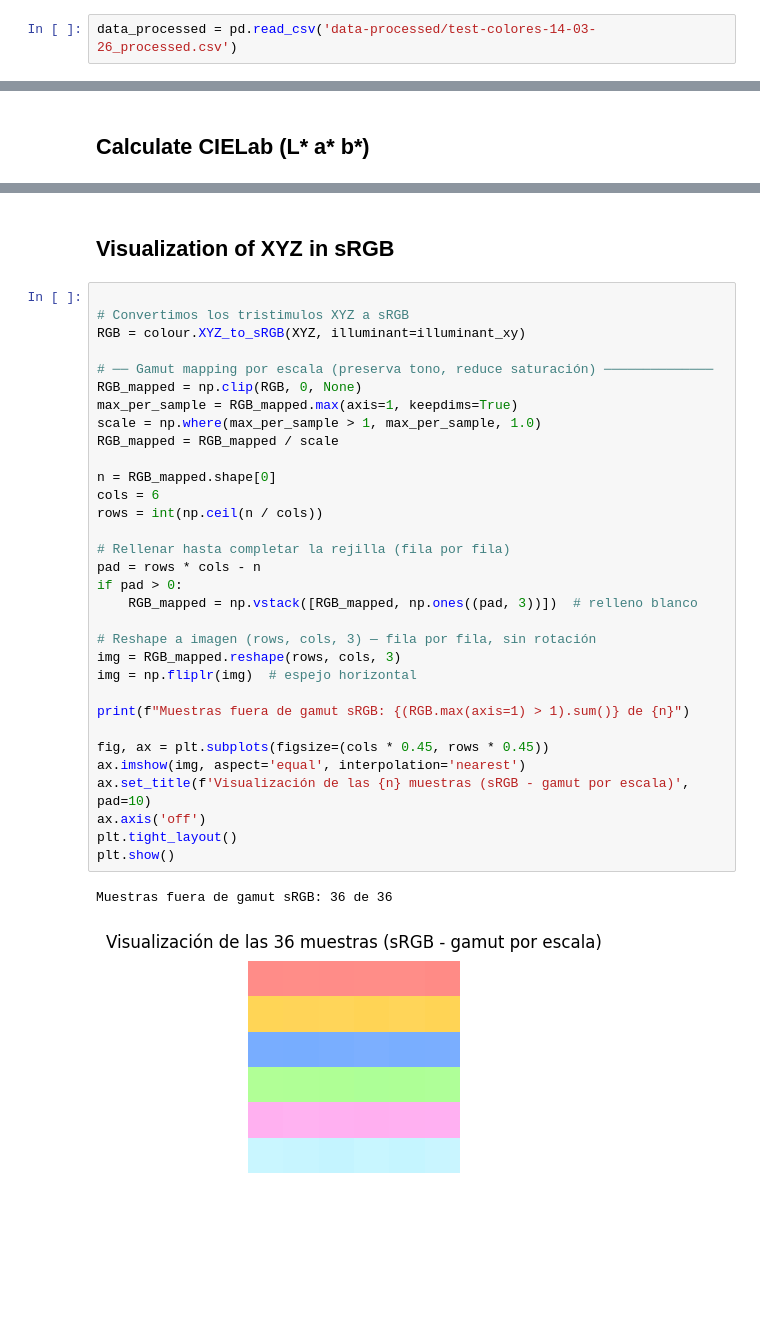
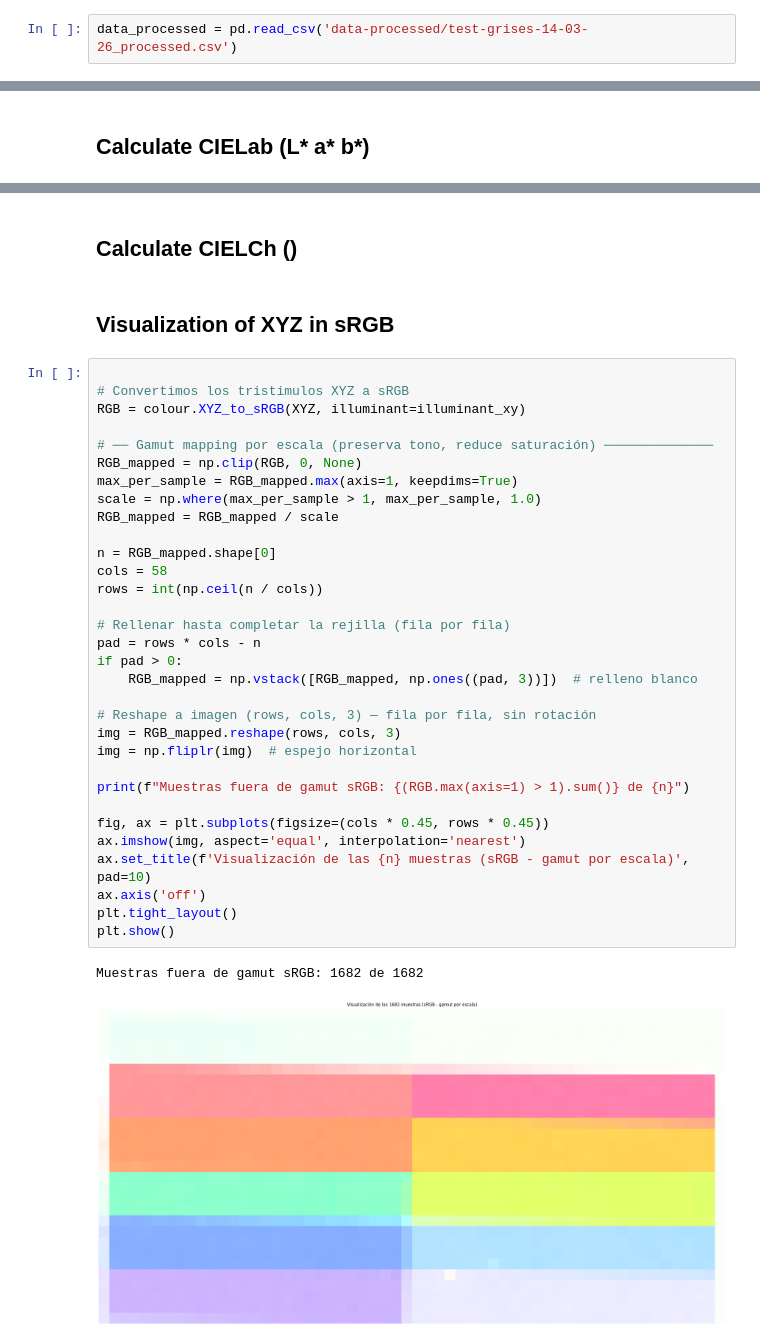
Before and after one commit to RonaldCeballos/Colour-Science-XYZ, a Jupyter notebook: color_proccesing.ipynb, the cells around one changed output, grey strips where cells are left out. Saved outputs shown, nothing was run; the diff lists cells and outputs as text; blank space fills up the shorter version.

Commit message:
Update .gitignore and add processed results

```diff
--- a/color_proccesing.ipynb
+++ b/color_proccesing.ipynb
@@ -122,5 +137,5 @@ NameError: name 'wavelength_col' is not defined
 # %%
-data_processed = pd.read_csv('data-processed/test-colores-14-03-26_processed.csv')
+data_processed = pd.read_csv('data-processed/test-grises-14-03-26_processed.csv')
 # %% [markdown]
 ### Set negative reflectance values to zero and normalize
 # %%
@@ -228,3 +243,5 @@ Valores (L, a, b):
+# %% [markdown]
+## Calculate CIELCh ()
 # %% [markdown]
 ## Visualization of XYZ in sRGB
 # %%
@@ -232,33 +249,33 @@ Valores (L, a, b):
 # Convertimos los tristimulos XYZ a sRGB
 RGB = colour.XYZ_to_sRGB(XYZ, illuminant=illuminant_xy)
 
 # ── Gamut mapping por escala (preserva tono, reduce saturación) ──────────────
 RGB_mapped = np.clip(RGB, 0, None)
 max_per_sample = RGB_mapped.max(axis=1, keepdims=True)
 scale = np.where(max_per_sample > 1, max_per_sample, 1.0)
 RGB_mapped = RGB_mapped / scale
 
 n = RGB_mapped.shape[0]
-cols = 6
+cols = 58
 rows = int(np.ceil(n / cols))
 
 # Rellenar hasta completar la rejilla (fila por fila)
 pad = rows * cols - n
 if pad > 0:
     RGB_mapped = np.vstack([RGB_mapped, np.ones((pad, 3))])  # relleno blanco
 
 # Reshape a imagen (rows, cols, 3) — fila por fila, sin rotación
 img = RGB_mapped.reshape(rows, cols, 3)
 img = np.fliplr(img)  # espejo horizontal
 
 print(f"Muestras fuera de gamut sRGB: {(RGB.max(axis=1) > 1).sum()} de {n}")
 
 fig, ax = plt.subplots(figsize=(cols * 0.45, rows * 0.45))
 ax.imshow(img, aspect='equal', interpolation='nearest')
 ax.set_title(f'Visualización de las {n} muestras (sRGB - gamut por escala)', pad=10)
 ax.axis('off')
 plt.tight_layout()
 plt.show()
 # %% [output]
-Muestras fuera de gamut sRGB: 36 de 36
+Muestras fuera de gamut sRGB: 1682 de 1682
-[figure, old version]
+[figure, new version]
```
Also changed, not shown: parts of 9 cells of this notebook, 25 other files.
